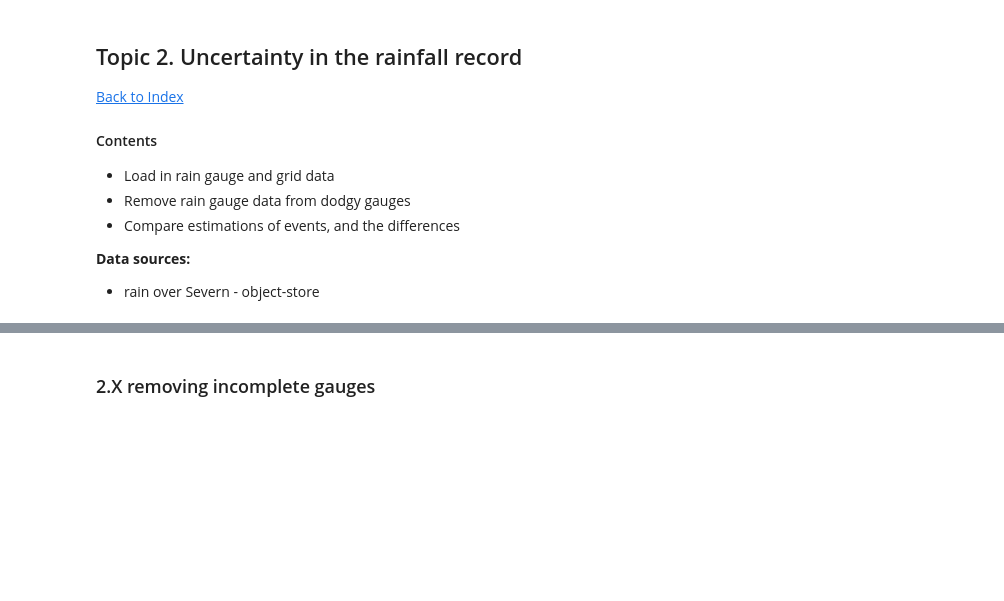
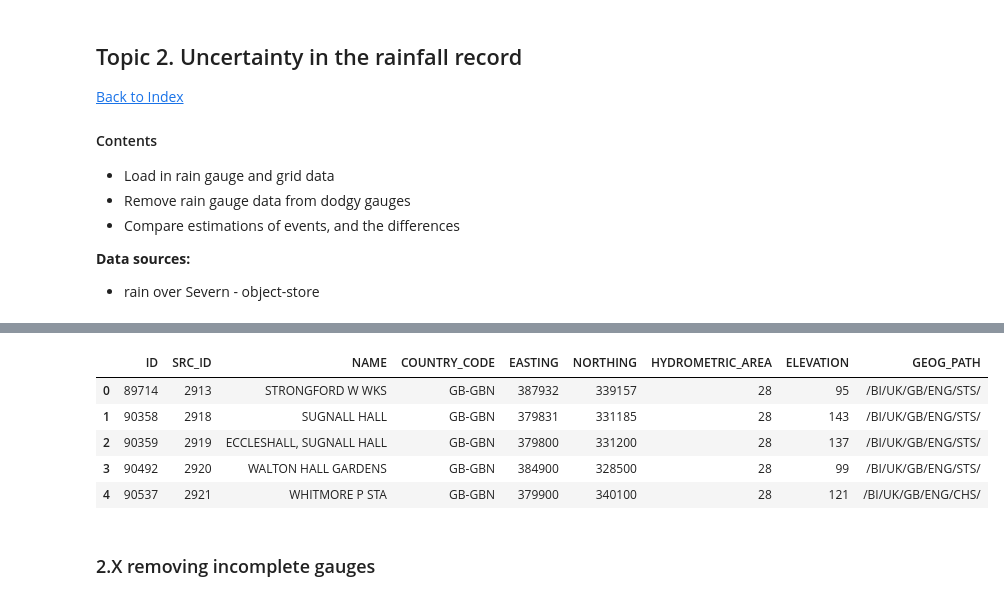
Before and after one commit to Thomasjkeel/UKCEH_Summer_School, a Jupyter notebook: UKCEH_SS_Workshop_3 (Doing_research).ipynb, the cells around one changed output, grey strips where cells are left out. Drawn from its saved outputs; the diff is of its cells as text; code cells hidden in the pictures; blank space fills up the shorter version.

Commit message:
load in data from object store

```diff
--- a/UKCEH_SS_Workshop_3 (Doing_research).ipynb
+++ b/UKCEH_SS_Workshop_3 (Doing_research).ipynb
@@ -54,3 +56,6 @@ Replace the ??? below with your answer
 
 **Data sources:**
 - rain over Severn - object-store
+# %%
+severn_rain_gauge_data = pd.read_csv('s3://rain-gauge/hourly_severn_rain_gauge_data.csv', storage_options={'endpoint_url': "https://fdri-o.s3-ext.jc.rl.ac.uk", 'anon': True})
+severn_rain_gauge_metadata = pd.read_csv('s3://rain-gauge/hourly_severn_rain_gauge_metadata.csv', storage_options={'endpoint_url': "https://fdri-o.s3-ext.jc.rl.ac.uk", 'anon': True})
@@ -57,3 +74,12 @@ Replace the ??? below with your answer
+# %%
+severn_rain_gauge_metadata.head()
+# %% [output]
+|  | ID | SRC_ID | NAME | COUNTRY_CODE | EASTING | NORTHING | HYDROMETRIC_AREA | ELEVATION | GEOG_PATH |
+| 0 | 89714 | 2913 | STRONGFORD W WKS | GB-GBN | 387932 | 339157 | 28 | 95 | /BI/UK/GB/ENG/STS/ |
+| 1 | 90358 | 2918 | SUGNALL HALL | GB-GBN | 379831 | 331185 | 28 | 143 | /BI/UK/GB/ENG/STS/ |
+| 2 | 90359 | 2919 | ECCLESHALL, SUGNALL HALL | GB-GBN | 379800 | 331200 | 28 | 137 | /BI/UK/GB/ENG/STS/ |
+| 3 | 90492 | 2920 | WALTON HALL GARDENS | GB-GBN | 384900 | 328500 | 28 | 99 | /BI/UK/GB/ENG/STS/ |
+| 4 | 90537 | 2921 | WHITMORE P STA | GB-GBN | 379900 | 340100 | 28 | 121 | /BI/UK/GB/ENG/CHS/ |
 # %% [markdown]
 ### 2.X removing incomplete gauges
 # %% [markdown]
```
Also changed, not shown: parts of 4 cells of this notebook.
